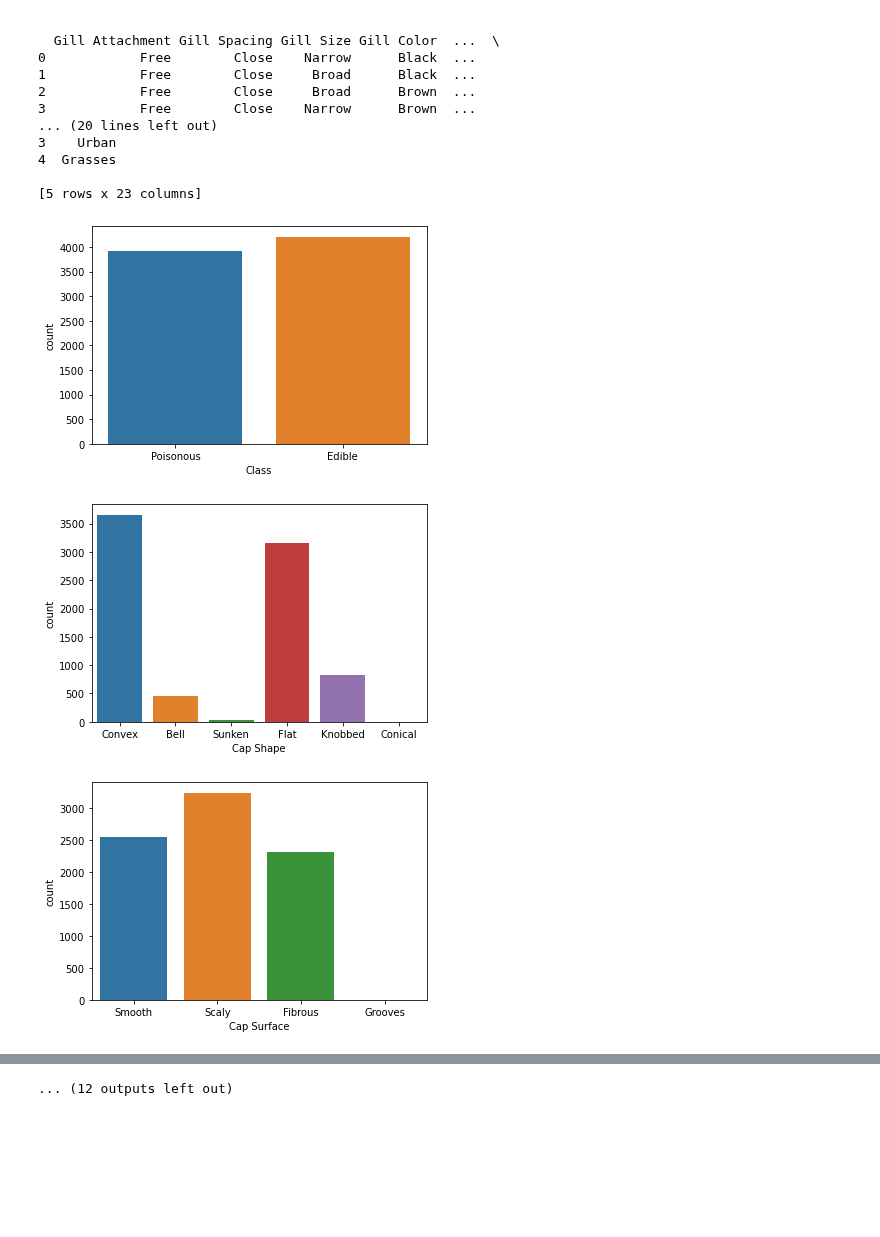
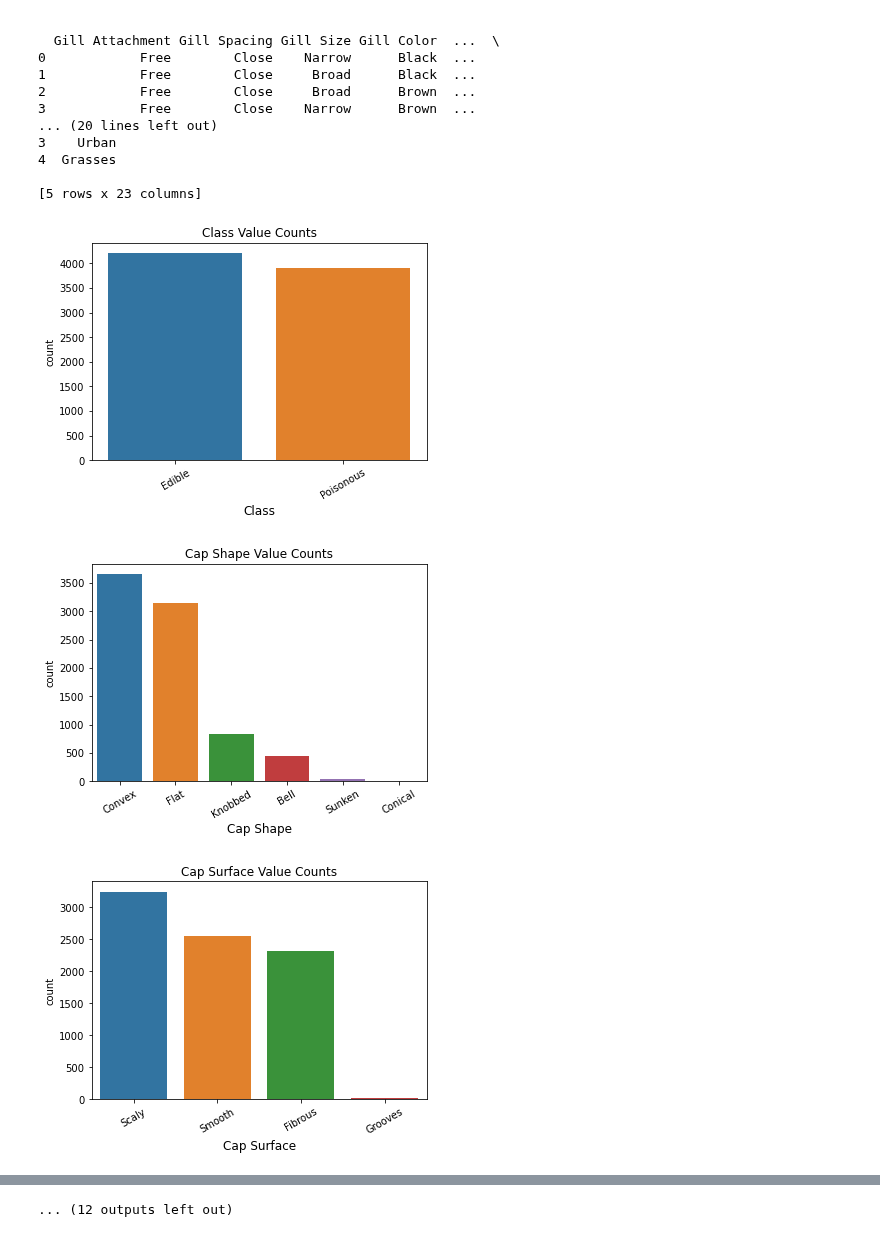
Before and after one commit to cacaprog/Exercises, a Jupyter notebook: Exploring Mushrooms/MyCode_Mushroom.ipynb, the cells around one changed output, grey strips where cells are left out. Cells and saved outputs as stored; diff of their text form; code cells hidden in the pictures; blank space fills up the shorter version.

```diff
--- a/Exploring Mushrooms/MyCode_Mushroom.ipynb
+++ b/Exploring Mushrooms/MyCode_Mushroom.ipynb
@@ -3,7 +3,7 @@ import matplotlib.pyplot as plt
 import seaborn as sns
 import pandas as pd
 # %%
-df = pd.read_csv("/Users/administrador/Documents/Codeacademy/Exploring Mushrooms/mushroom_data.csv")
+df = pd.read_csv("F:\Codecademy\Exercises\Exploring Mushrooms\mushroom_data.csv")
 print(df.dtypes)
 # %% [output]
 Class                       object
@@ -89,11 +89,14 @@ print(df.head())
 # %%
 # list of all column headers
 columns = df.columns.tolist()
 for column in columns:
-    sns.countplot(df[column])
+    sns.countplot(df[column], order=df[column].value_counts(ascending=False).index)
+    plt.xticks(rotation=30, fontsize=10)
+    plt.xlabel(column, fontsize=12)
+    plt.title(column + " Value Counts")
     plt.show()
     plt.clf()
 # %% [output]
-[figure, old version]
+[figure, new version]
-[figure, old version]
+[figure, new version]
-[figure, old version]
+[figure, new version]
```
Also changed, not shown: parts of 1 cell of this notebook, 1 other file.
